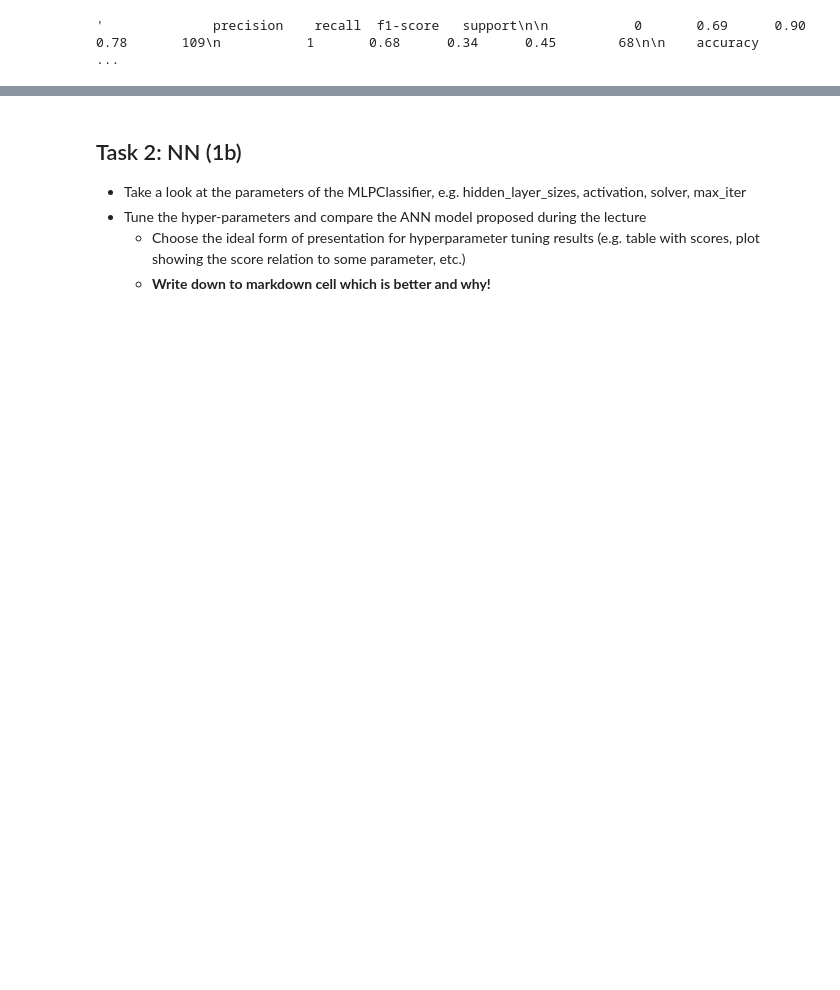
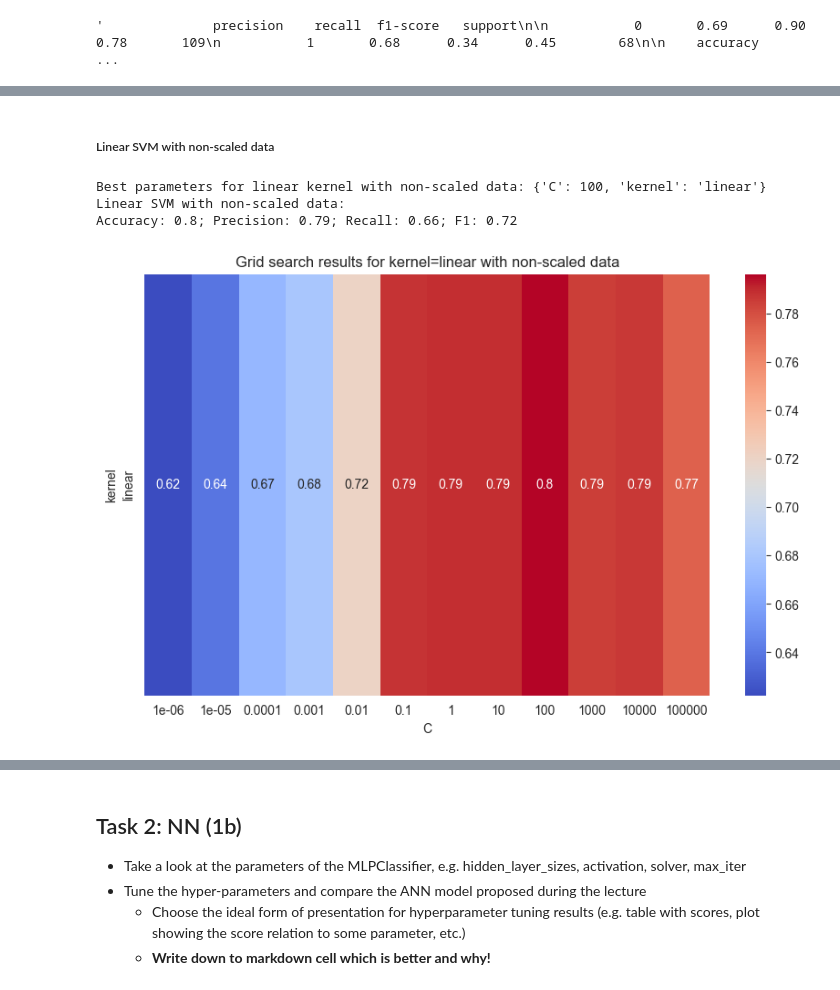
Before and after one commit to SLI0124/strojove-uceni, a Jupyter notebook: tasks/task6.ipynb, the cells around one changed output, grey strips where cells are left out. Saved outputs shown, nothing was run; the diff lists cells and outputs as text; code cells hidden in the pictures; blank space fills up the shorter version.

```diff
--- a/tasks/task6.ipynb
+++ b/tasks/task6.ipynb
@@ -675,7 +677,7 @@ array([0, 0, 0, 0, 0, 0, 1, 1, 0, 0, 1, 0, 0, 0, 0, 1, 1, 0, 1, 0, 0, 0,
        0, 1, 1, 0, 0, 0, 0, 0, 0, 0, 0, 1, 0, 0, 1, 1, 0, 1, 0, 0, 0, 0,
        0])
 # %%
-linear_grid_non_scaled = GridSearchCV(SVC(), param_grid_linear, refit=True, verbose=3)
+linear_grid_non_scaled = GridSearchCV(SVC(), param_grid_linear, refit=True, verbose=3, n_jobs=-1)
 linear_grid_non_scaled.fit(X_train, y_train)
 # %% [output]
 Fitting 5 folds for each of 12 candidates, totalling 60 fits
@@ -860,0 +836,15 @@ plt.show()
+# %% [markdown]
+##### Linear SVM with non-scaled data
+# %%
+linear_non_scaled_accuracy, linear_non_scaled_precision, linear_non_scaled_recall, linear_non_scaled_f1 = calculate_metrics(
+    y_test, predictions_linear_non_scaled)
+print(f"Best parameters for linear kernel with non-scaled data: {linear_grid_non_scaled.best_params_}")
+print(f'Linear SVM with non-scaled data: \nAccuracy: {linear_non_scaled_accuracy:.2}; '
+      f'Precision: {linear_non_scaled_precision:.2}; Recall: {linear_non_scaled_recall:.2}; F1: {linear_non_scaled_f1:.2}')
+plot_grid_search(linear_grid_non_scaled.cv_results_, C_list, linear_kernel, 'C', 'kernel',
+                 'Grid search results for kernel=linear with non-scaled data')
+# %% [output]
+Best parameters for linear kernel with non-scaled data: {'C': 100, 'kernel': 'linear'}
+Linear SVM with non-scaled data:
+Accuracy: 0.8; Precision: 0.79; Recall: 0.66; F1: 0.72
+[figure, added]
```
Also changed, not shown: parts of 88 cells of this notebook.
